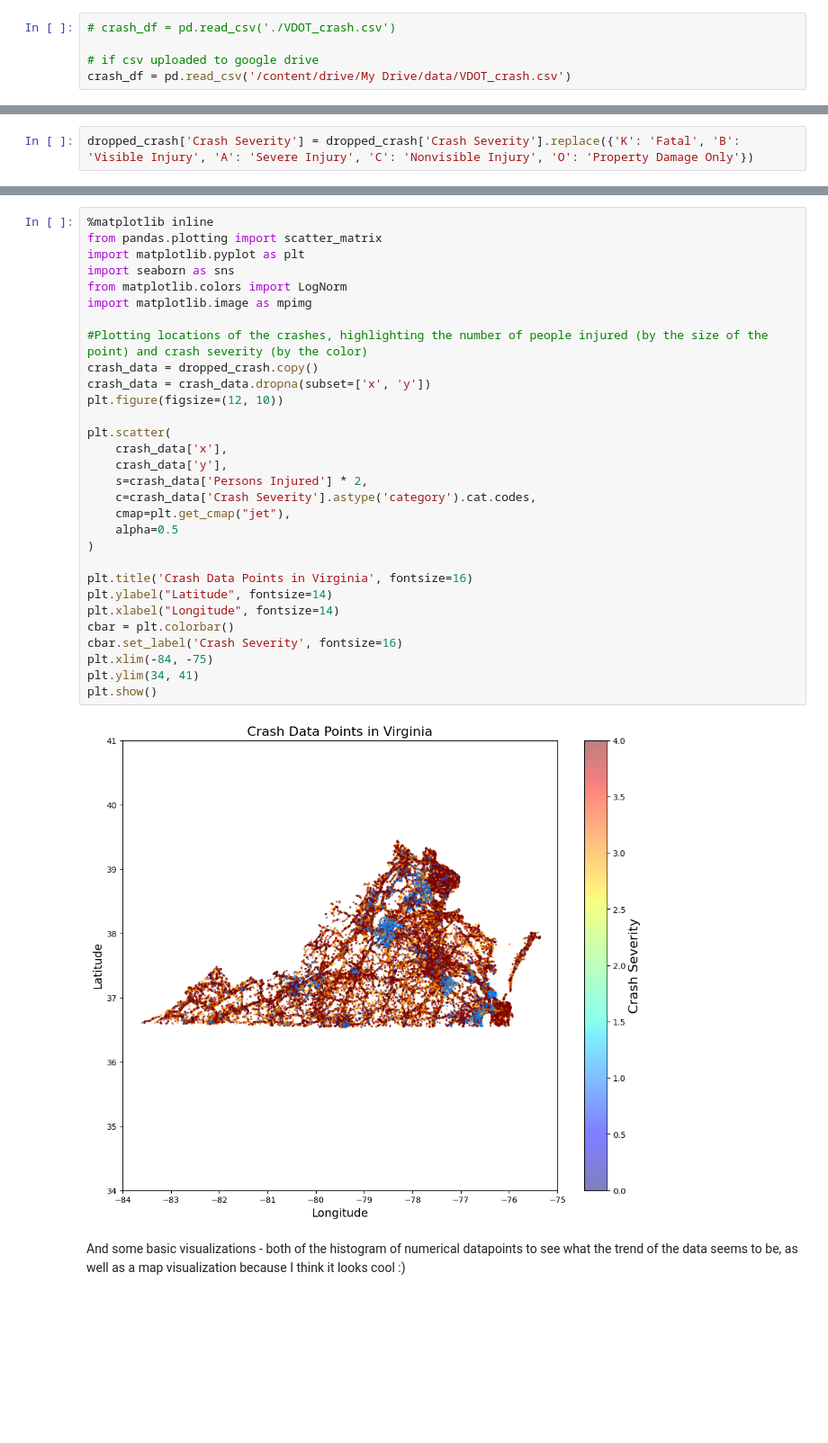
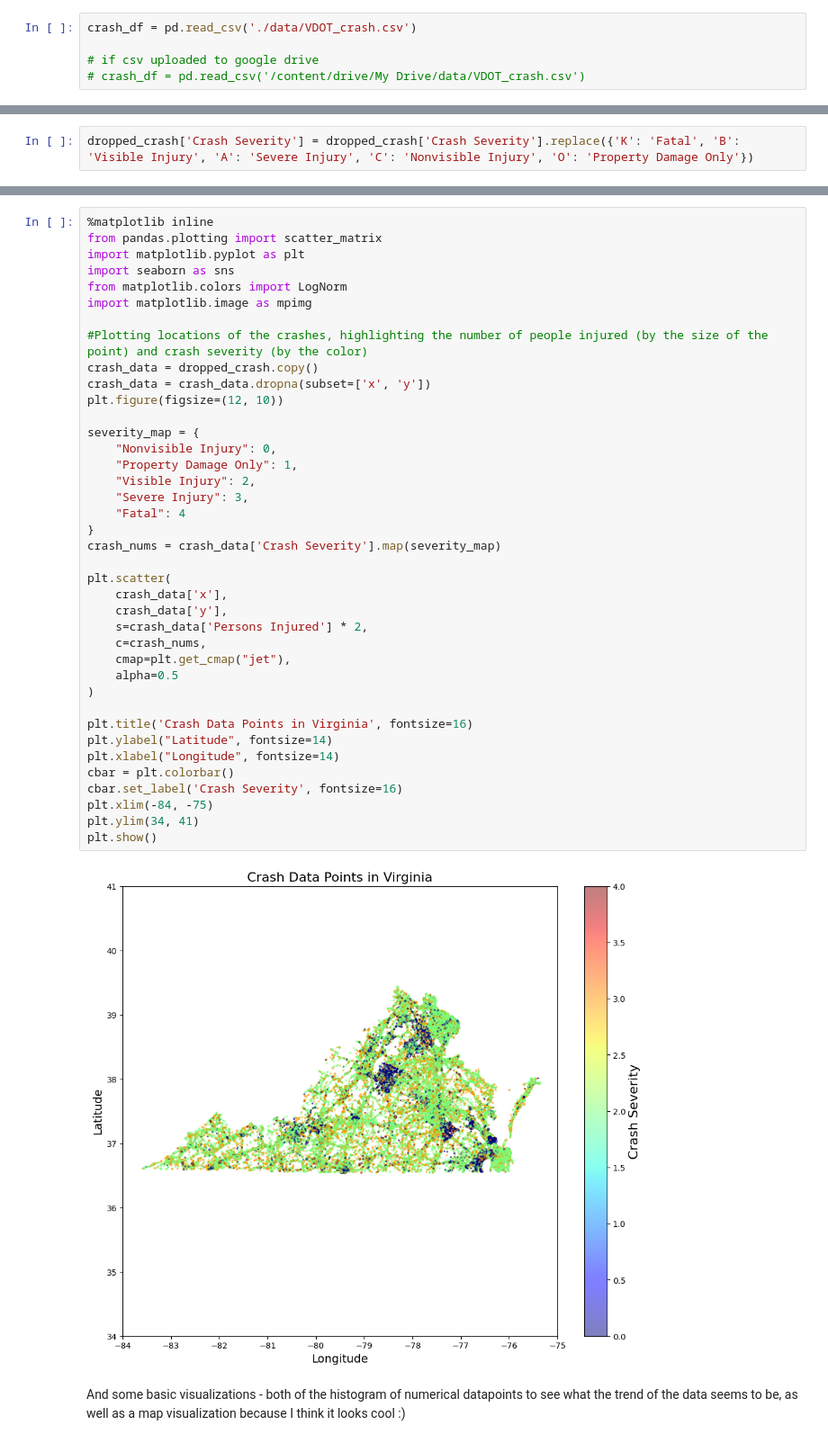
Before and after one commit to kevincha12/DS3001-csz6wd-hpb2gv-rgm6yp, a Jupyter notebook: final_results.ipynb, the cells around one changed output, grey strips where cells are left out. Shown: that part at 90% size. Saved outputs shown, nothing was run; the diff lists cells and outputs as text; blank space fills up the shorter version.

Commit message:
Fix to initial EDA graph

```diff
--- a/final_results.ipynb
+++ b/final_results.ipynb
@@ -15,10 +15,10 @@ drive.mount('/content/drive', force_remount=True)
 # %% [output]
 Mounted at /content/drive
 # %%
-# crash_df = pd.read_csv('./VDOT_crash.csv')
+crash_df = pd.read_csv('./data/VDOT_crash.csv')
 
 # if csv uploaded to google drive
-crash_df = pd.read_csv('/content/drive/My Drive/data/VDOT_crash.csv')
+# crash_df = pd.read_csv('/content/drive/My Drive/data/VDOT_crash.csv')
 # %%
 crash_df.head()
 # %% [output]
@@ -94,35 +108,44 @@ dropped_crash['Crash Severity'] = dropped_crash['Crash Severity'].replace({'K':
 # %%
 %matplotlib inline
 from pandas.plotting import scatter_matrix
 import matplotlib.pyplot as plt
 import seaborn as sns
 from matplotlib.colors import LogNorm
 import matplotlib.image as mpimg
 
 #Plotting locations of the crashes, highlighting the number of people injured (by the size of the point) and crash severity (by the color)
 crash_data = dropped_crash.copy()
 crash_data = crash_data.dropna(subset=['x', 'y'])
 plt.figure(figsize=(12, 10))
 
+severity_map = {
+    "Nonvisible Injury": 0,
+    "Property Damage Only": 1,
+    "Visible Injury": 2,
+    "Severe Injury": 3,
+    "Fatal": 4
+}
+crash_nums = crash_data['Crash Severity'].map(severity_map)
+
 plt.scatter(
     crash_data['x'],
     crash_data['y'],
     s=crash_data['Persons Injured'] * 2,
-    c=crash_data['Crash Severity'].astype('category').cat.codes,
+    c=crash_nums,
     cmap=plt.get_cmap("jet"),
     alpha=0.5
 )
 
 plt.title('Crash Data Points in Virginia', fontsize=16)
 plt.ylabel("Latitude", fontsize=14)
 plt.xlabel("Longitude", fontsize=14)
 cbar = plt.colorbar()
 cbar.set_label('Crash Severity', fontsize=16)
 plt.xlim(-84, -75)
 plt.ylim(34, 41)
 plt.show()
 # %% [output]
-[figure, old version]
+[figure, new version]
 # %% [markdown]
 And some basic visualizations - both of the histogram of numerical datapoints to see what the trend of the data seems to be, as well as a map visualization because I think it looks cool :)
 # %%
```
Also changed, not shown: parts of 4 cells of this notebook.
